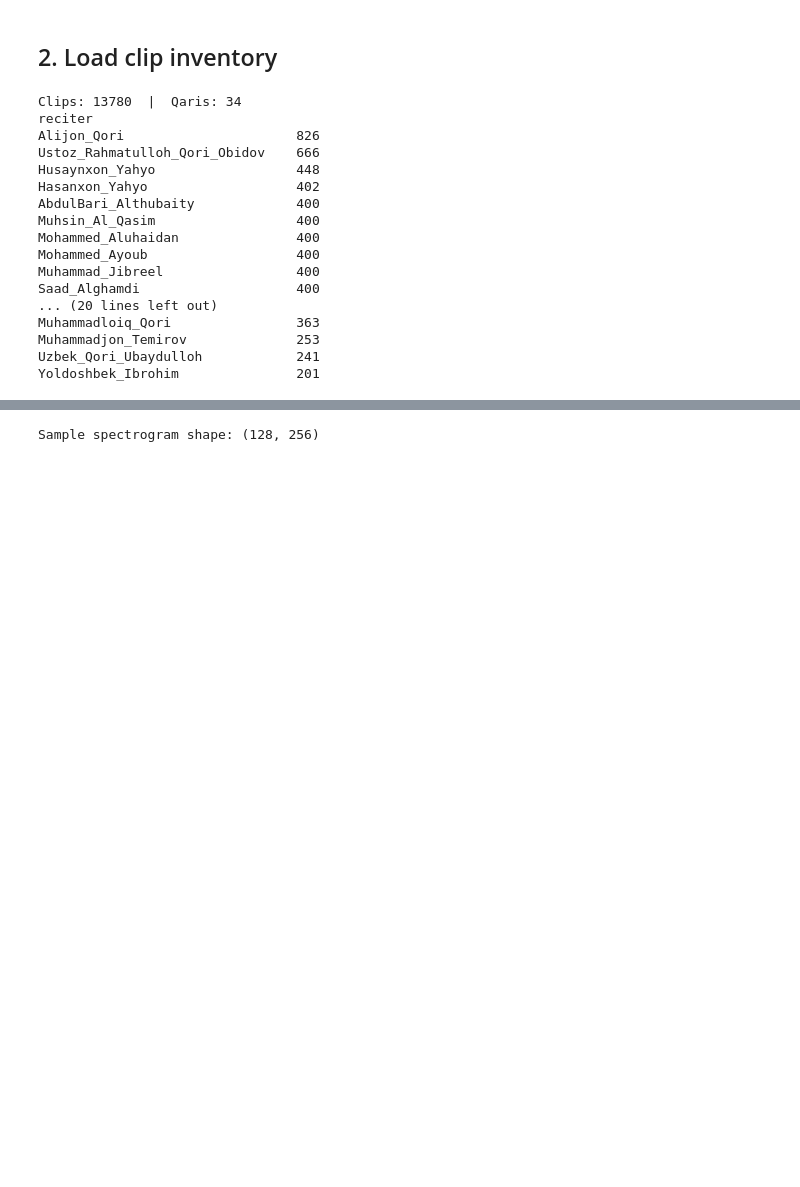
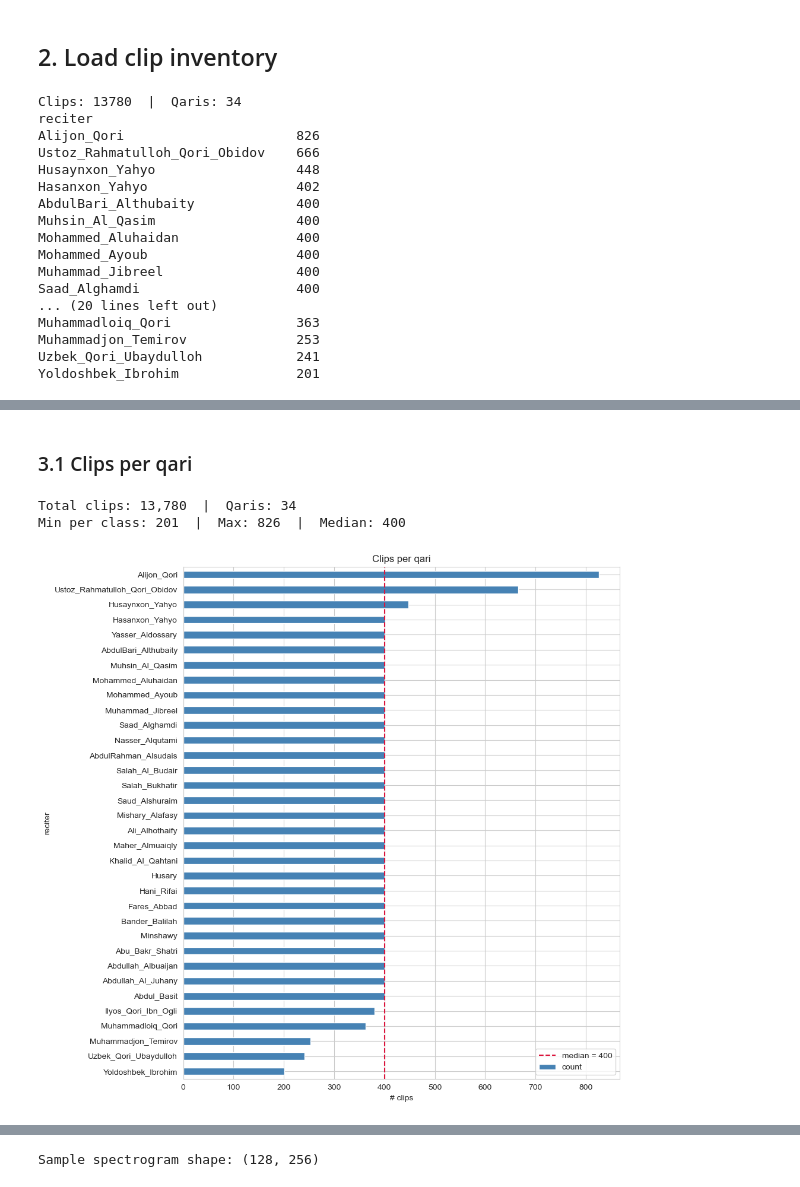
Before and after one commit to kruzimatov/quran-recitation-recognizer, a Jupyter notebook: quran_qari_cnn_executed.ipynb, the cells around one changed output, grey strips where cells are left out. Cells and saved outputs as stored; diff of their text form; code cells hidden in the pictures; blank space fills up the shorter version.

```diff
--- a/quran_qari_cnn_executed.ipynb
+++ b/quran_qari_cnn_executed.ipynb
@@ -98,0 +103,19 @@ Yoldoshbek_Ibrohim               201
+# %% [markdown]
+### 3.1 Clips per qari
+# %%
+counts = inv['reciter'].value_counts().sort_values(ascending=True)
+print(f'Total clips: {len(inv):,}  |  Qaris: {inv["reciter"].nunique()}')
+print(f'Min per class: {counts.min()}  |  Max: {counts.max()}  |  Median: {int(counts.median())}')
+
+plt.figure(figsize=(10, max(5, len(counts) * 0.28)))
+counts.plot(kind='barh', color='steelblue')
+plt.axvline(counts.median(), color='crimson', linestyle='--', label=f'median = {int(counts.median())}')
+plt.title('Clips per qari')
+plt.xlabel('# clips')
+plt.legend()
+plt.tight_layout()
+plt.show()
+# %% [output]
+Total clips: 13,780  |  Qaris: 34
+Min per class: 201  |  Max: 826  |  Median: 400
+[figure, added]
```
Also changed, not shown: parts of 21 cells of this notebook, 3 other files.
